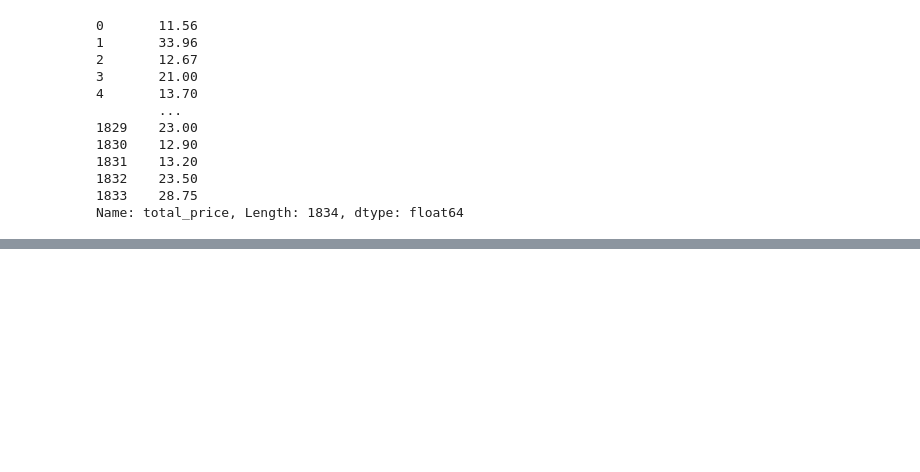
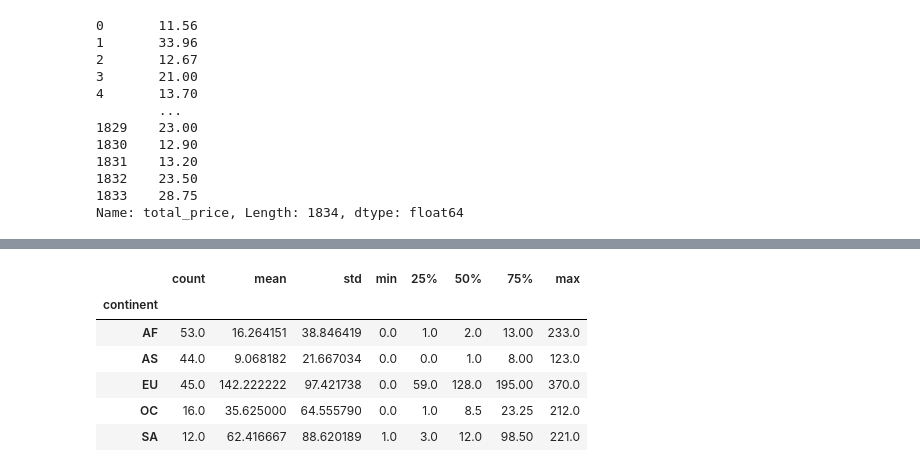
Before and after one commit to Bianca008/IDS_Lixandru_Pepene, a Jupyter notebook: Laborator4/Laborator4.ipynb, the cells around one changed output, grey strips where cells are left out. Cells and saved outputs as stored; diff of their text form; code cells hidden in the pictures; blank space fills up the shorter version.

```diff
--- a/Laborator4/Laborator4.ipynb
+++ b/Laborator4/Laborator4.ipynb
@@ -261,0 +264,4 @@ Name: total_price, Length: 1834, dtype: float64
+# %%
+df = pd.read_csv("./drinks.csv",sep=',')
+
+df.head()
@@ -261,0 +275,6 @@ Name: total_price, Length: 1834, dtype: float64
+# %%
+#A Pe care continent se bea mai multa bere, in medie?
+
+continent_df = df.groupby('continent')
+
+continent_df.sum()
@@ -261,0 +307,12 @@ Name: total_price, Length: 1834, dtype: float64
+# %%
+#B Pentru fiecare continent sa se afiseze statisticile pentru consumul de vin.
+
+continent_df['wine_servings'].describe()
+# %% [output]
+|  | count | mean | std | min | 25% | 50% | 75% | max |
+| continent |  |  |  |  |  |  |  |  |
+| AF | 53.0 | 16.264151 | 38.846419 | 0.0 | 1.0 | 2.0 | 13.00 | 233.0 |
+| AS | 44.0 | 9.068182 | 21.667034 | 0.0 | 0.0 | 1.0 | 8.00 | 123.0 |
+| EU | 45.0 | 142.222222 | 97.421738 | 0.0 | 59.0 | 128.0 | 195.00 | 370.0 |
+| OC | 16.0 | 35.625000 | 64.555790 | 0.0 | 1.0 | 8.5 | 23.25 | 212.0 |
+| SA | 12.0 | 62.416667 | 88.620189 | 1.0 | 3.0 | 12.0 | 98.50 | 221.0 |
```
Also changed, not shown: parts of 5 cells of this notebook, 1 other file.
